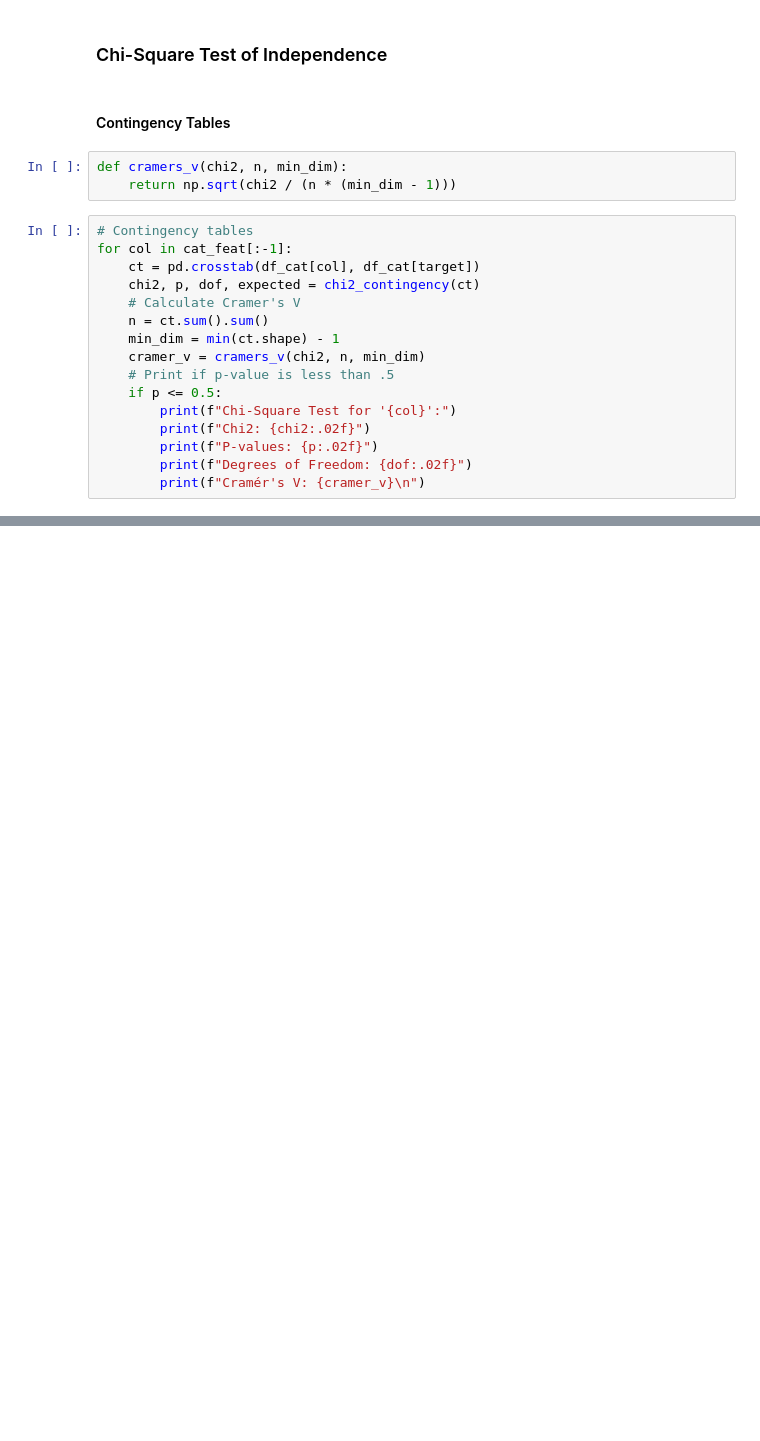
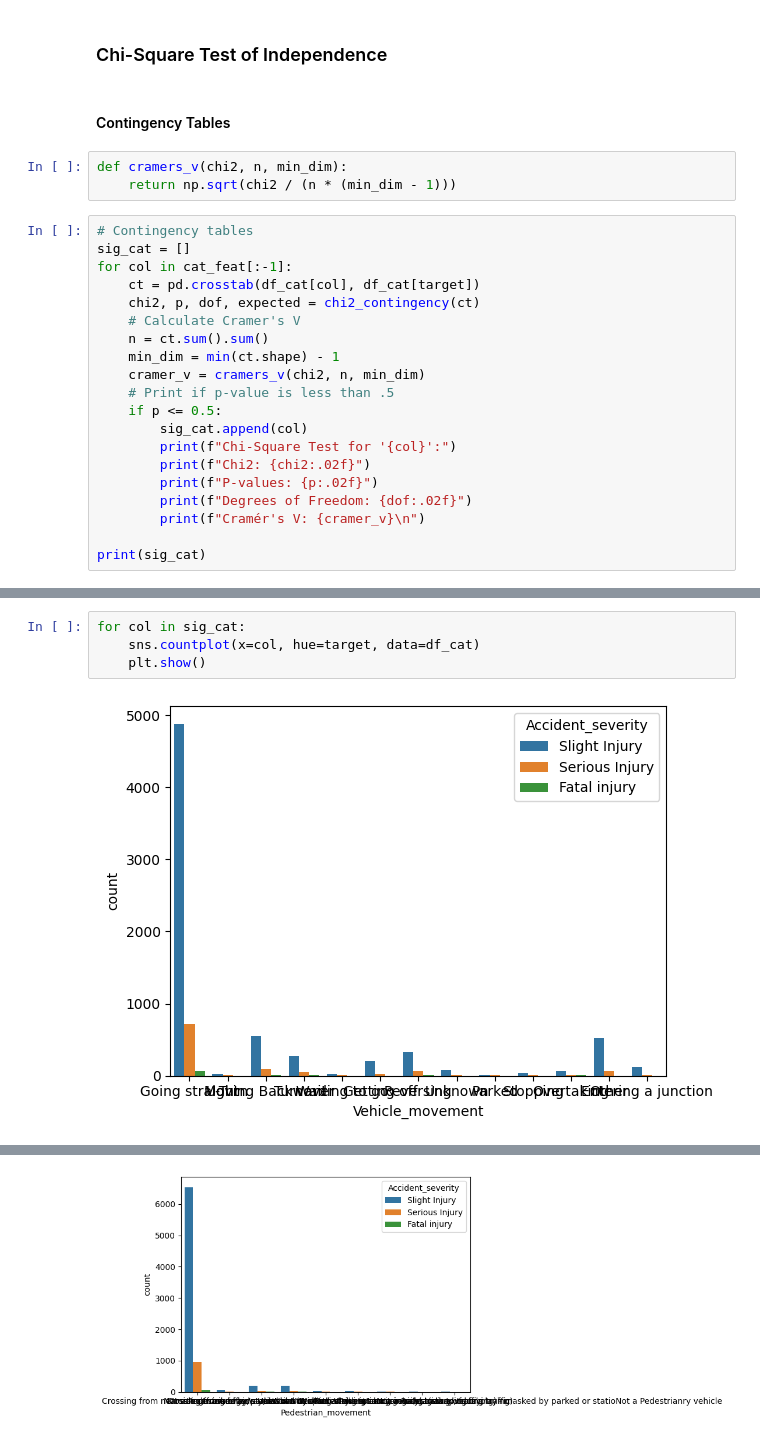
Before and after one commit to junclemente/ADS502-FinalProject, a Jupyter notebook: jun/eda.ipynb, the cells around one changed output, grey strips where cells are left out. Saved outputs shown, nothing was run; the diff lists cells and outputs as text; blank space fills up the shorter version.

```diff
--- a/jun/eda.ipynb
+++ b/jun/eda.ipynb
@@ -304,6 +314,7 @@ def cramers_v(chi2, n, min_dim):
     return np.sqrt(chi2 / (n * (min_dim - 1)))
 # %%
 # Contingency tables
+sig_cat = []
 for col in cat_feat[:-1]:
     ct = pd.crosstab(df_cat[col], df_cat[target])
     chi2, p, dof, expected = chi2_contingency(ct)
@@ -313,11 +324,14 @@ for col in cat_feat[:-1]:
     cramer_v = cramers_v(chi2, n, min_dim)
     # Print if p-value is less than .5
     if p <= 0.5:
+        sig_cat.append(col)
         print(f"Chi-Square Test for '{col}':")
         print(f"Chi2: {chi2:.02f}")
         print(f"P-values: {p:.02f}")
         print(f"Degrees of Freedom: {dof:.02f}")
         print(f"Cramér's V: {cramer_v}\n")
+
+print(sig_cat)
 # %% [output]
 Chi-Square Test for 'Vehicle_movement':
 Chi2: 28.24
@@ -344,3 +358,9 @@ had $\text{p-value} \le 0.5$, are shown in the output.
 
 Considering a confidence level of 95%, only one feature met this requirement:
 * Cause_of_accident
+# %%
+for col in sig_cat:
+    sns.countplot(x=col, hue=target, data=df_cat)
+    plt.show()
+# %% [output]
+[figure, added]
@@ -346,0 +369 @@ Considering a confidence level of 95%, only one feature met this requirement:
+[figure, added]
```
Also changed, not shown: parts of 4 cells of this notebook.
